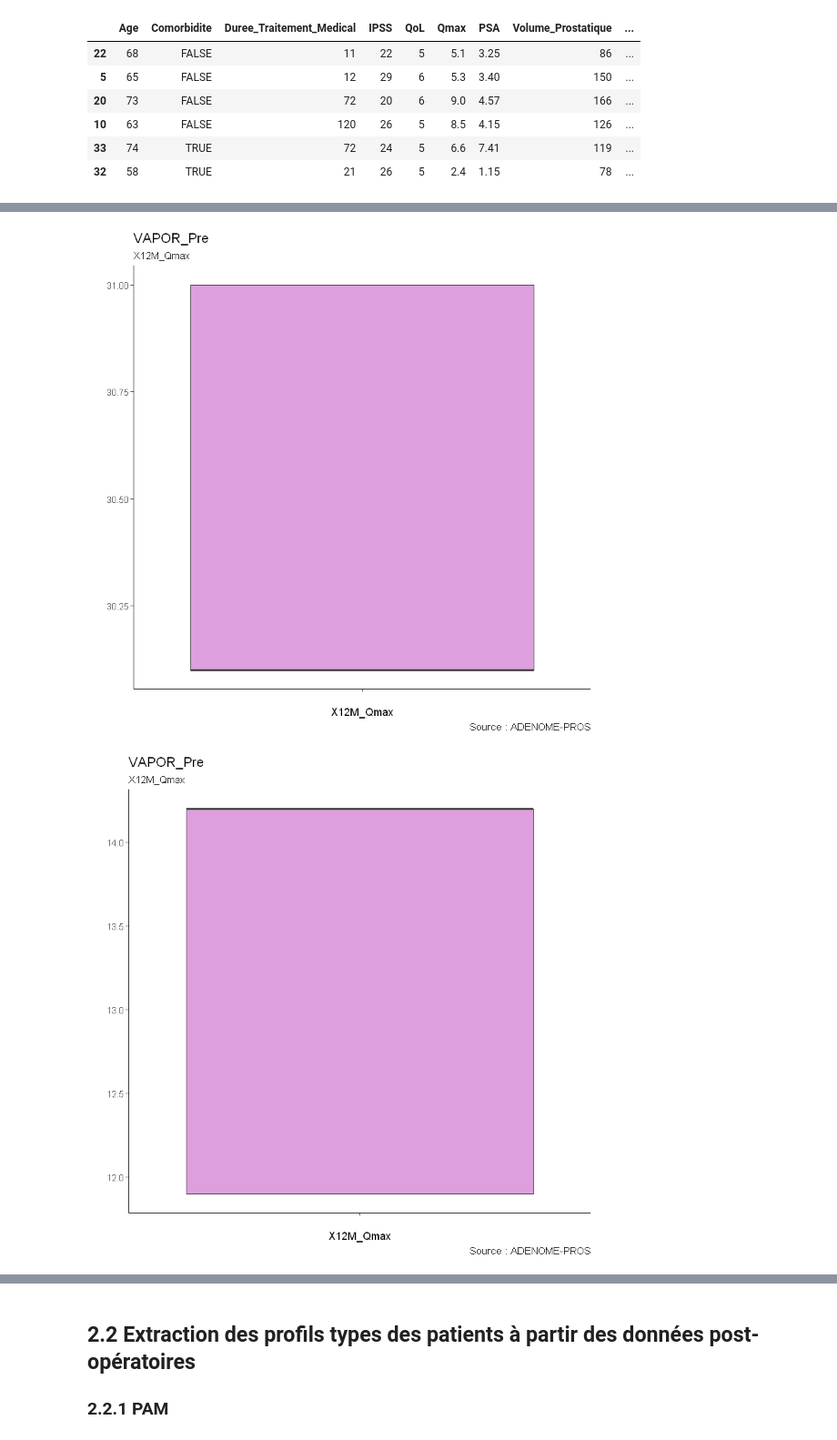
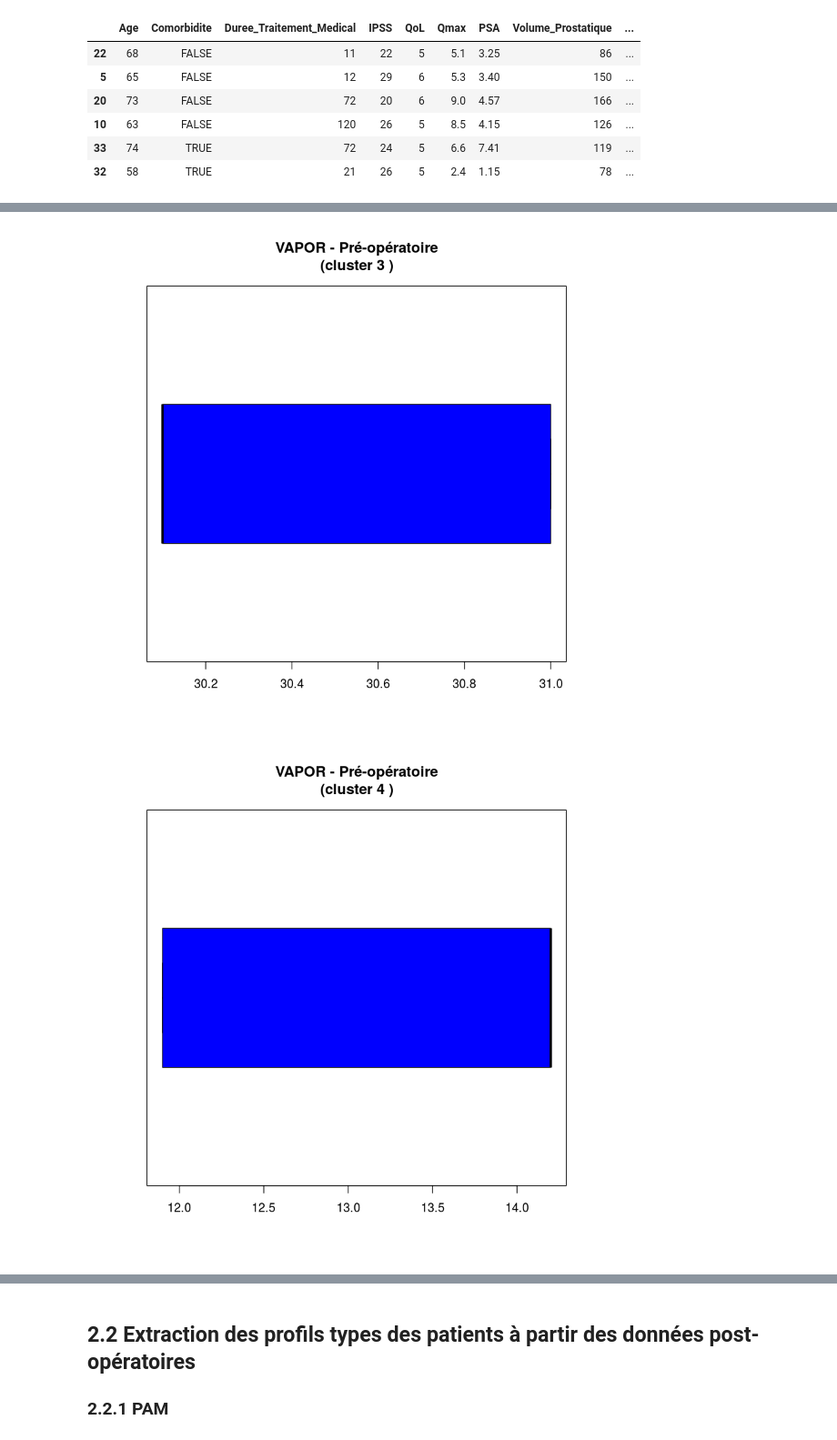
Before and after one commit to BigFab/TP_Adenome, a Jupyter notebook: vapor.ipynb, the cells around one changed output, grey strips where cells are left out. Shown at 91% size. Cells and saved outputs as stored; diff of their text form; code cells hidden in the pictures.

Commit message:
Add vapor review

```diff
--- a/vapor.ipynb
+++ b/vapor.ipynb
@@ -18,13 +37,11 @@ theme_set(theme_classic())
 #On crée des fonctions pour faires des barplots et boxplots tout au long du projet.
 adenome_boxplot <- function(df, feature_index, title){
   x_axis = colnames(df)[feature_index]
-  caption = "Source : ADENOME-PROS"
 
   g <- ggplot(df, aes("", df[,feature_index]))
   g <- g + geom_boxplot(varwidth=T, fill="plum")
   g <- g + labs(title=title,
          subtitle=x_axis,
-         caption=caption,
          x=x_axis,
          y="")
   print(g)
@@ -34,13 +51,11 @@ adenome_boxplot_couple <- function(df, feature_1, feature_2, f1, f2){
   x_axis = f1
   y_axis = f2
   title = paste(x_axis, " Vs. ", y_axis)
-  caption = "Source : ADENOME-PROS"
 
   g <- ggplot(df, aes(x = feature_1, y = feature_2))
   g <- g + geom_boxplot(varwidth=T, fill="plum")
   g <- g + labs(title=title,
          subtitle="",
-         caption=caption,
          x=x_axis,
          y=y_axis)
 
@@ -50,22 +65,20 @@ adenome_boxplot_couple <- function(df, feature_1, feature_2, f1, f2){
 adenome_scatterplot <- function(df, feature_1, feature_2, f1, f2) {
   x_axis = f1
   y_axis = f2
-  title = paste(x_axis, " Vs. ", y_axis)
-  caption = "Source : ADENOME-PROS"
+  title = "VAPOR"
+  subtitle = paste(x_axis, " Vs. ", y_axis)
   g <- ggplot(df, aes(x=feature_1, y=feature_2))
   g <- g + geom_point()
-  g <- g + labs(title=title,y=y_axis,x=x_axis,caption=caption)
+  g <- g + labs(title=title,y=y_axis,x=x_axis)
   print(g)
 }
 
 adenome_barplot <- function(df, feature_index, title) {
-  caption = "Source : ADENOME-PROS"
   x_axis = colnames(df)[feature_index]
   g <- ggplot(df, aes(df[,feature_index]))
   g <- g + geom_bar(width = 0.15,fill = c("#FF6666"))+theme_bw()
   g <- g + labs(title=title,
          subtitle=x_axis,
-         caption=caption,
          x=x_axis,
          y="")
   print(g)
@@ -269,12 +279,14 @@ Pour avoir une vision plus claire des médiane de nos variables et connaitre leu
 # %%
-# Boxplots des variables numériques et barplots des variables catégoriques
+# Barplots des variables catégoriques
+fill <- c("#d3d3d3", "#a8a8a8", "#7e7e7e", "#545454", "#2a2a2a")
 
 for (i in 1:ncol(vapor_pre)) {
-  #x11(display="")
-  if (is.numeric(vapor_pre[,i]) || is.integer(vapor_pre[,i])) {
-    adenome_boxplot(vapor_pre,i,"VAPOR Pre-operatoire")
-  }
-  else
-    adenome_barplot(vapor_pre,i,"VAPOR Pre-operatoire")
+    # Boxplots des variables numériques
+    if (is.numeric(vapor_pre[,i]))
+        boxplot(vapor_pre[,i],
+            names=c("VAPOR"),horizontal=TRUE,main=paste("VAPOR - Pré-opératoire\n(", colnames(vapor_pre)[i],")"), col=c("blue","red","#009900"))
+    else {
+        adenome_barplot(vapor_pre,i,"VAPOR Pre-operatoire")
+    }
 }
 # %% [output]
@@ -542,11 +557,10 @@ rect.hclust(resuhc, k =k.optimal_pre, border = 2:4)
 # %% [markdown]
 ### 2.1.3 Caractérisation des patients médoids
 # %%
-
 #Indication des médoids
 medoid_pre=c()
-respam_pre=pam(disMatrix_pre,k=k.optimal_pre)
-medoids_pre=respam_pre$medoids
+respam_optimal_pre=pam(disMatrix_pre,k=k.optimal_pre)
+medoids_pre=respam_optimal_pre$medoids
 for (i in 1:length(medoids_pre)){
    medoid_pre=rbind(medoid_pre,vapor_pre[medoids_pre[i],])
     }
@@ -586,5 +599,5 @@ Cependant on peut caractériser chacune des classes trouvées:
 # %%
-clusters=respam_optimal$clustering
+clusters=respam_optimal_pre$clustering
 Boxplot2=matrix(NA,ncol=2,nrow=10)
 for(i in 1:6){
     clust=vapor_num_post$X12M_Qmax[which(clusters==i)]
@@ -606,6 +619,8 @@ On peut également visualiser chacun de ses Q_max de chaque classe indépendamme
 clusters=respam_optimal_pre$clustering
 for(i in 1:k.optimal_pre){
     clust=which(clusters==i)
-    adenome_boxplot(vapor_post[clust,],15,"VAPOR_Pre")
+    boxplot(vapor_post[clust,15],
+            names=c("VAPOR"),horizontal=TRUE,main=paste("VAPOR - Pré-opératoire\n(cluster", i, ")"), col=c("blue","red","#009900"))
+
     }
 # %% [output]
@@ -614,2 +629,2 @@ for(i in 1:k.optimal_pre){
-[figure, old version]
+[figure, new version]
-[figure, old version]
+[figure, new version]
```
Also changed, not shown: parts of 65 cells of this notebook.
